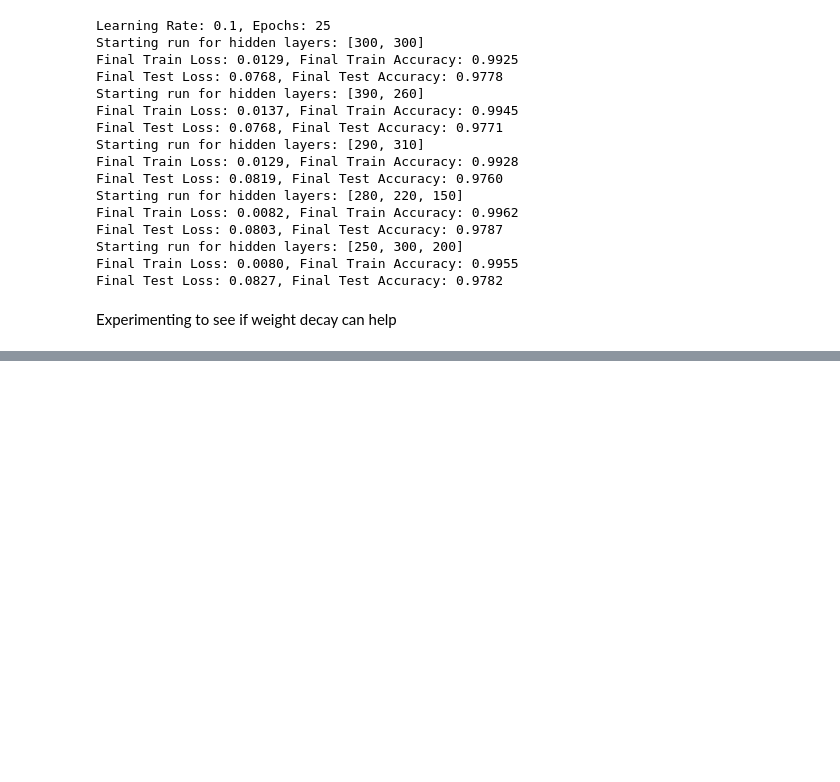
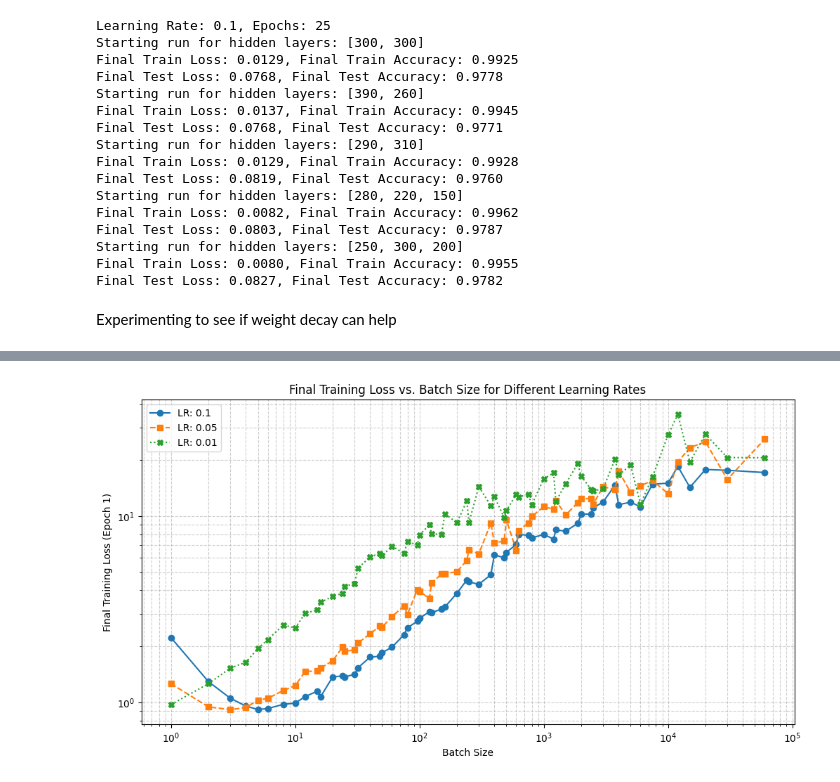
Before and after one commit to yashc73080/CS462-Deep-Learning, a Jupyter notebook: HW1/architecture_and_hyperparam_search.ipynb, the cells around one changed output, grey strips where cells are left out. Drawn from its saved outputs; the diff is of its cells as text; code cells hidden in the pictures; blank space fills up the shorter version.

Commit message:
Made graph

```diff
--- a/HW1/architecture_and_hyperparam_search.ipynb
+++ b/HW1/architecture_and_hyperparam_search.ipynb
@@ -441,0 +454,18 @@ Final Test Loss: 0.0815, Final Test Accuracy: 0.9768
+# %%
+learning_rates = [0.1, 0.05, 0.01]
+all_batch_results = {}
+
+for lr in learning_rates:
+  print(f"Testing Learning Rate: {lr}")
+  lr_results = {'batch_size': [], 'final_loss': []}
+
+  for bs in batch_sizes_to_test:
+    model = BasicModel(input_size=784, output_size=10, device=device)
+
+    final_loss, _ = model.train(X_train, y_train, epochs=1, lr=lr, batch_size=bs, verbose=False)
+
+    # Store results
+    lr_results['batch_size'].append(bs)
+    lr_results['final_loss'].append(final_loss)
+
+  all_batch_results[lr] = lr_results
@@ -441,0 +490,25 @@ Final Test Loss: 0.0815, Final Test Accuracy: 0.9768
+# %%
+# Plot the results
+plt.figure(figsize=(12, 6))
+
+# Define styles for each learning rate
+styles = {
+    0.1: {'marker': 'o', 'linestyle': '-', 'color': 'C0'},
+    0.05: {'marker': 's', 'linestyle': '--', 'color': 'C1'},
+    0.01: {'marker': 'X', 'linestyle': ':', 'color': 'C2'}
+}
+
+for lr, data in all_batch_results.items():
+    style = styles[lr]
+    plt.plot(data['batch_size'], data['final_loss'], marker=style['marker'], linestyle=style['linestyle'], color=style['color'], label=f'LR: {lr}')
+
+plt.xlabel('Batch Size')
+plt.ylabel('Final Training Loss (Epoch 1)')
+plt.title('Final Training Loss vs. Batch Size for Different Learning Rates')
+plt.xscale('log')
+plt.yscale('log')
+plt.legend()
+plt.grid(True, which="both", linestyle='--', alpha=0.6)
+plt.show()
+# %% [output]
+[figure, added]
```
Also changed, not shown: parts of 4 cells of this notebook.
